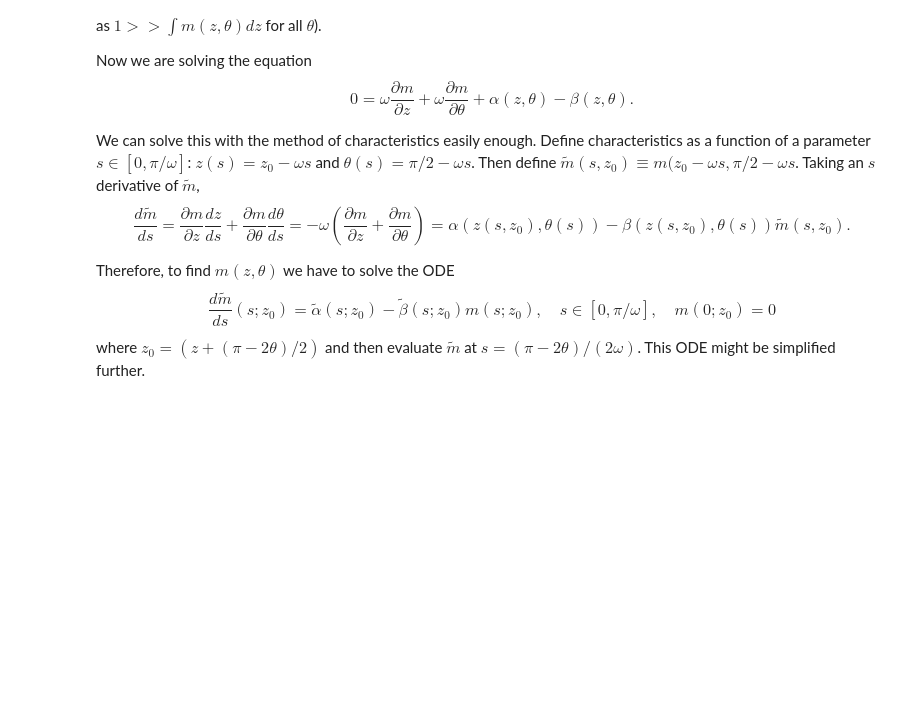
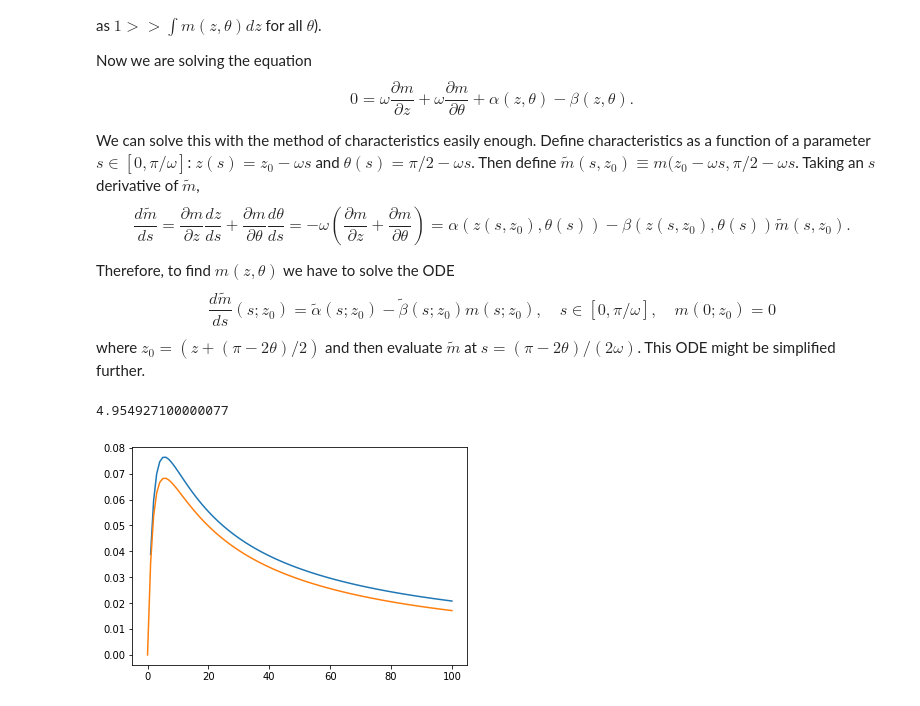
Before and after one commit to wandrewjam/thesis, a Jupyter notebook: rolling-model/src/toy-problem.ipynb, the cells around one changed output. Cells and saved outputs as stored; diff of their text form; code cells hidden in the pictures; blank space fills up the shorter version.

```diff
--- a/rolling-model/src/toy-problem.ipynb
+++ b/rolling-model/src/toy-problem.ipynb
@@ -309,0 +313,5 @@ where $z_0 = (z + (\pi - 2\theta)/2)$ and then evaluate $\tilde{m}$ at $s = (\pi
+# %%
+def z_fn(s, z_0):
+    return z_0 - np.pi*s
+def th_fn(s):
+    return np.pi/2 - np.pi*s
@@ -309,0 +322,40 @@ where $z_0 = (z + (\pi - 2\theta)/2)$ and then evaluate $\tilde{m}$ at $s = (\pi
+# %%
+def on(length, kappa, eta, delta):
+    return kappa*np.exp(-eta/2*length**2)/np.sqrt(2*np.pi/eta)
+
+def off(length, kappa, eta, delta):
+    return np.exp(delta*length)
+# %%
+def solve_along_chars(z_0, omega, kappa, eta, delta):
+    s_vec = np.linspace(0, 1, num=1001)
+    h = s_vec[1] - s_vec[0]
+    s_vec = s_vec[:, None, None]
+    z_0 = z_0[None, :, None]
+    omega = omega[None, None, :]
+
+    len_arr = np.sqrt((1 - np.cos(th_fn(s_vec)))**2 + (np.sin(th_fn(s_vec)) - z_fn(s_vec, z_0))**2)
+    tau_arr = -((1 - np.cos(th_fn(s_vec)))*np.sin(th_fn(s_vec))
+                + (np.sin(th_fn(s_vec)) - z_fn(s_vec, z_0))*np.cos(th_fn(s_vec)))
+
+    on_arr, off_arr = on(len_arr, kappa, eta, delta), off(len_arr, kappa, eta, delta)
+    m_arr = np.zeros(shape=(s_vec.shape[0], z_0.shape[1], omega.shape[2]))
+
+    for i in range(0, m_arr.shape[0]-1):
+        m_arr[i+1] = ((m_arr[i] - np.pi*h/(2*omega)*(off_arr[i]*m_arr[i] - on_arr[i] - on_arr[i+1]))
+                      /(1+ np.pi*h*off_arr[i+1]/(2*omega)))
+    M = np.pi*trapz(trapz(m_arr, z_0, axis=1), dx=h, axis=0)
+    T = np.pi*trapz(trapz(tau_arr*m_arr, z_0, axis=1), dx=h, axis=0)
+
+    return M, T
+# %%
+z_0 = np.linspace(-5, 5, num=1001)
+omegas = np.linspace(0, 100, num=101)[1:]
+start = timer()
+M, T = solve_along_chars(z_0, omegas, 7.9, .1, 3)
+end = timer()
+print(end - start)
+plt.plot(omegas, T, om2d, -tq2d)
+plt.show()
+# %% [output]
+4.954927100000077
+[figure, added]
```
Also changed, not shown: parts of 20 cells of this notebook.
